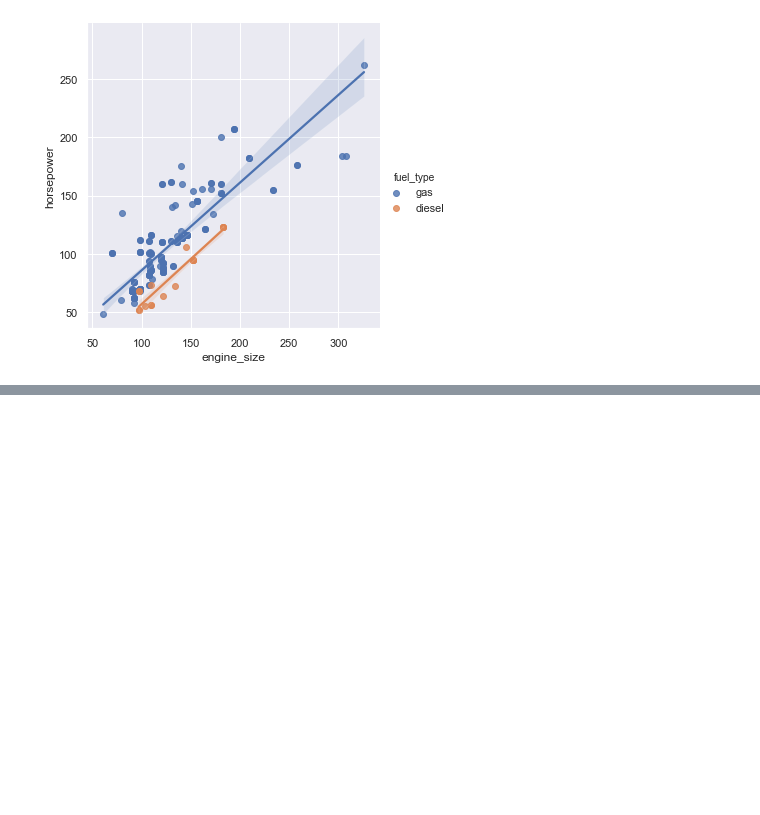
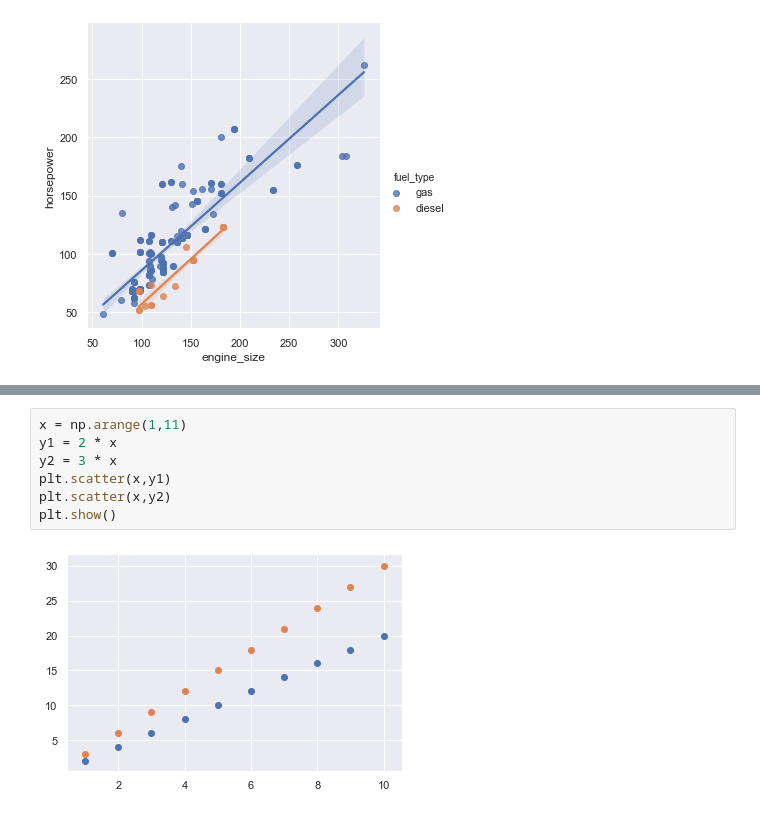
Before and after one commit to fborrasumh/greatlearning-pgp-dsba, a Jupyter notebook: Week_3_Data_Visulization_With_Python.ipynb, the cells around one changed output, grey strips where cells are left out. Saved outputs shown, nothing was run; the diff lists cells and outputs as text; blank space fills up the shorter version.

```diff
--- a/Week_3_Data_Visulization_With_Python.ipynb
+++ b/Week_3_Data_Visulization_With_Python.ipynb
@@ -79,0 +103,9 @@ sns.lmplot(x='engine_size',y='horsepower',hue='fuel_type',data=auto)
+# %%
+x = np.arange(1,11)
+y1 = 2 * x
+y2 = 3 * x
+plt.scatter(x,y1)
+plt.scatter(x,y2)
+plt.show()
+# %% [output]
+[figure, added]
```
Also changed, not shown: parts of 5 cells of this notebook.
